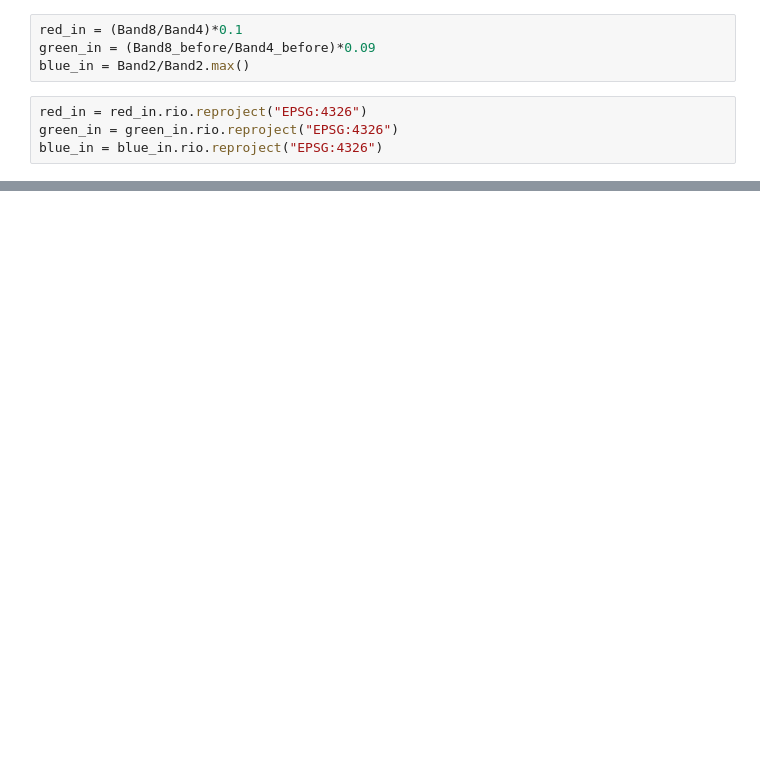
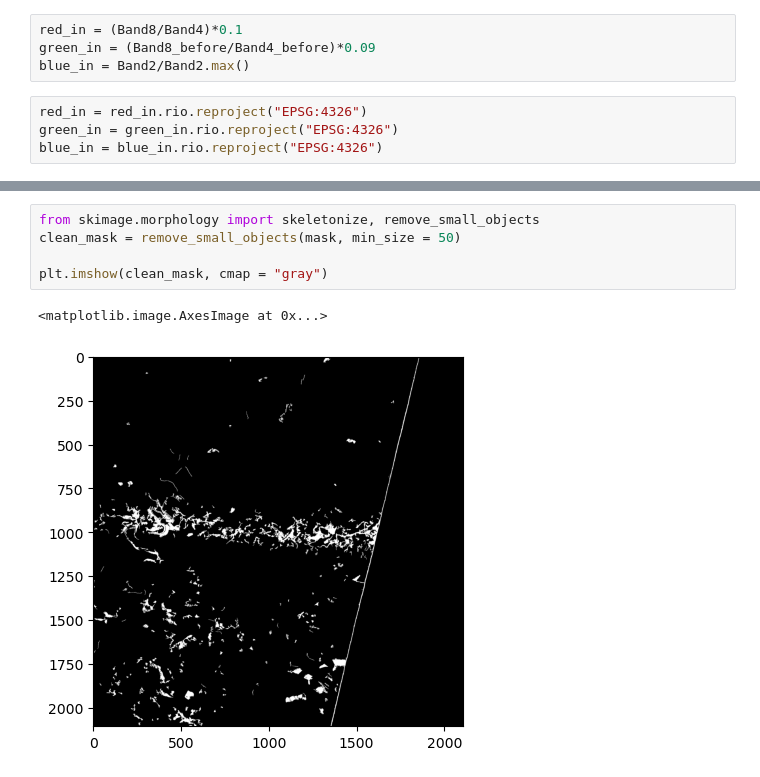
Before and after one commit to Lct0015/Final-Project, a Jupyter notebook: Tornado Tracks.ipynb, the cells around one changed output, grey strips where cells are left out. Cells and saved outputs as stored; diff of their text form; blank space fills up the shorter version.

```diff
--- a/Tornado Tracks.ipynb
+++ b/Tornado Tracks.ipynb
@@ -50,0 +53,8 @@ Clipping input data to the valid range for imshow with RGB data ([0..1] for floa
+# %%
+from skimage.morphology import skeletonize, remove_small_objects
+clean_mask = remove_small_objects(mask, min_size = 50)
+
+plt.imshow(clean_mask, cmap = "gray")
+# %% [output]
+<matplotlib.image.AxesImage at 0x...>
+[figure, added]
```
Also changed, not shown: parts of 6 cells of this notebook.
